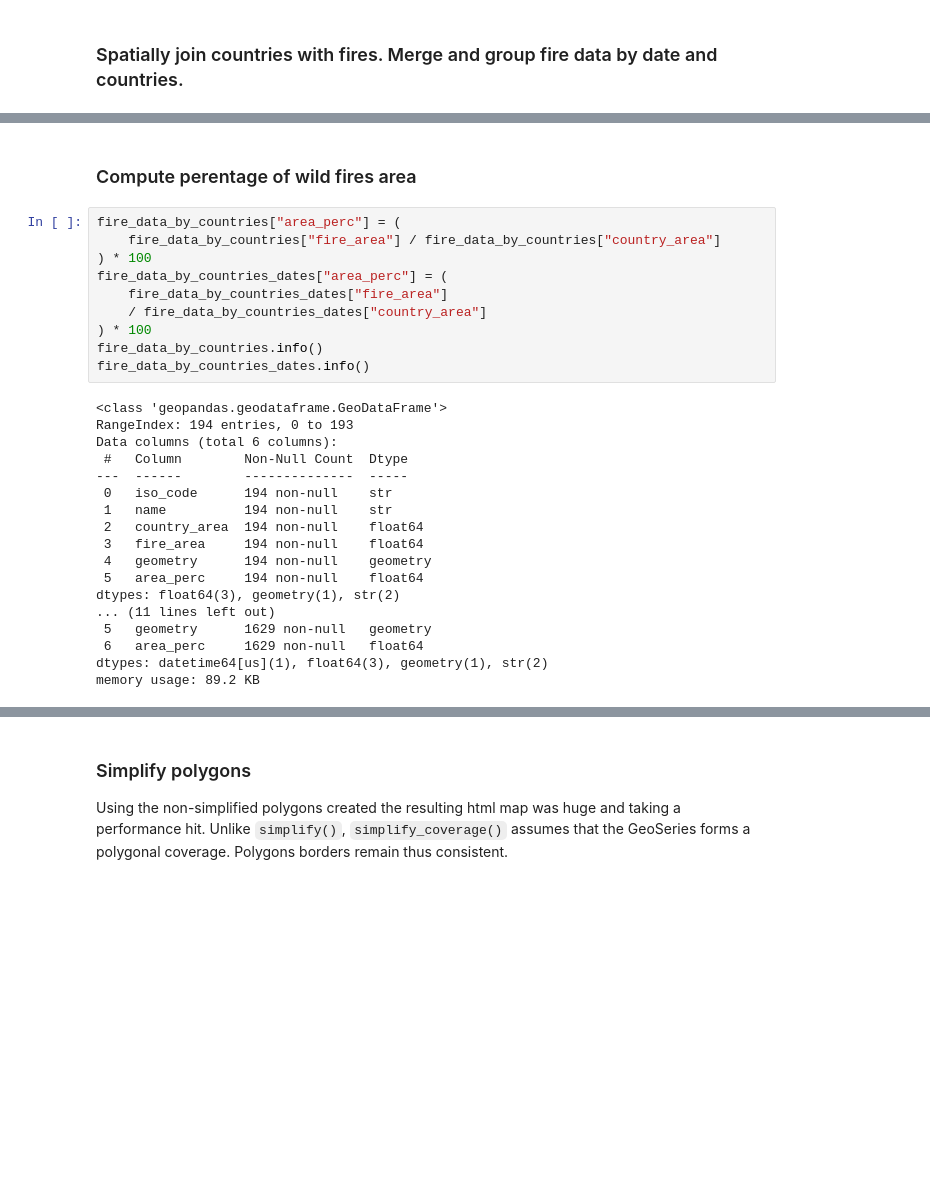
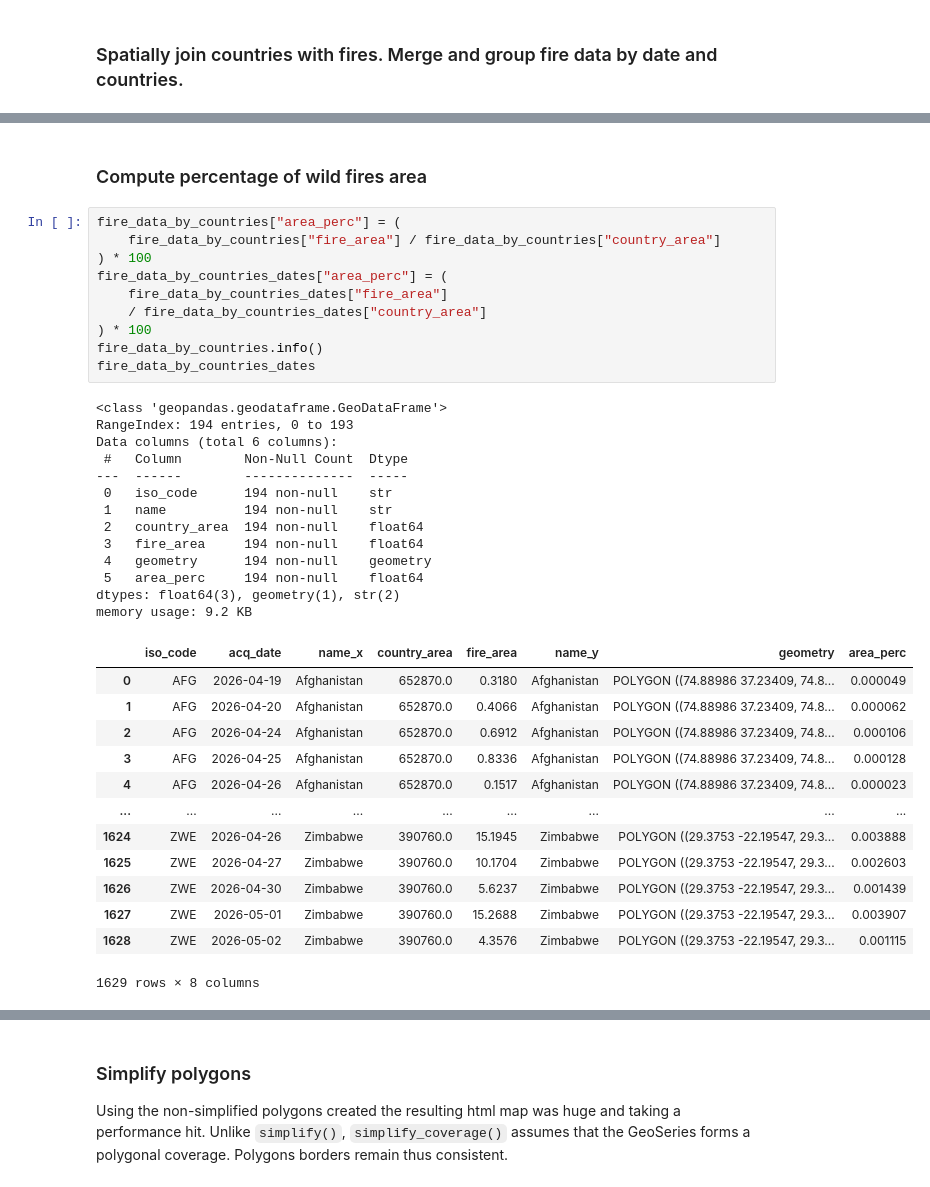
Before and after one commit to 5North/sds210-project, a Jupyter notebook: notebooks/data_processing.ipynb, the cells around one changed output, grey strips where cells are left out. Drawn from its saved outputs; the diff is of its cells as text; blank space fills up the shorter version.

```diff
--- a/notebooks/data_processing.ipynb
+++ b/notebooks/data_processing.ipynb
@@ -244,32 +239,41 @@ Data columns (total 5 columns):
 dtypes: float64(2), geometry(1), str(2)
 memory usage: 7.7 KB
 # %% [markdown]
-### Compute perentage of wild fires area
+### Compute percentage of wild fires area
 # %%
 fire_data_by_countries["area_perc"] = (
     fire_data_by_countries["fire_area"] / fire_data_by_countries["country_area"]
 ) * 100
 fire_data_by_countries_dates["area_perc"] = (
     fire_data_by_countries_dates["fire_area"]
     / fire_data_by_countries_dates["country_area"]
 ) * 100
 fire_data_by_countries.info()
-fire_data_by_countries_dates.info()
+fire_data_by_countries_dates
 # %% [output]
 <class 'geopandas.geodataframe.GeoDataFrame'>
 RangeIndex: 194 entries, 0 to 193
 Data columns (total 6 columns):
  #   Column        Non-Null Count  Dtype
 ---  ------        --------------  -----
  0   iso_code      194 non-null    str
  1   name          194 non-null    str
  2   country_area  194 non-null    float64
  3   fire_area     194 non-null    float64
  4   geometry      194 non-null    geometry
  5   area_perc     194 non-null    float64
 dtypes: float64(3), geometry(1), str(2)
-... (11 lines left out)
- 5   geometry      1629 non-null   geometry
- 6   area_perc     1629 non-null   float64
-dtypes: datetime64[us](1), float64(3), geometry(1), str(2)
-memory usage: 89.2 KB
+memory usage: 9.2 KB
+|  | iso_code | acq_date | name_x | country_area | fire_area | name_y | geometry | area_perc |
+| 0 | AFG | 2026-04-19 | Afghanistan | 652870.0 | 0.3180 | Afghanistan | POLYGON ((74.88986 37.23409, 74.8... | 0.000049 |
+| 1 | AFG | 2026-04-20 | Afghanistan | 652870.0 | 0.4066 | Afghanistan | POLYGON ((74.88986 37.23409, 74.8... | 0.000062 |
+| 2 | AFG | 2026-04-24 | Afghanistan | 652870.0 | 0.6912 | Afghanistan | POLYGON ((74.88986 37.23409, 74.8... | 0.000106 |
+| 3 | AFG | 2026-04-25 | Afghanistan | 652870.0 | 0.8336 | Afghanistan | POLYGON ((74.88986 37.23409, 74.8... | 0.000128 |
+| 4 | AFG | 2026-04-26 | Afghanistan | 652870.0 | 0.1517 | Afghanistan | POLYGON ((74.88986 37.23409, 74.8... | 0.000023 |
+| ... | ... | ... | ... | ... | ... | ... | ... | ... |
+| 1624 | ZWE | 2026-04-26 | Zimbabwe | 390760.0 | 15.1945 | Zimbabwe | POLYGON ((29.3753 -22.19547, 29.3... | 0.003888 |
+| 1625 | ZWE | 2026-04-27 | Zimbabwe | 390760.0 | 10.1704 | Zimbabwe | POLYGON ((29.3753 -22.19547, 29.3... | 0.002603 |
+| 1626 | ZWE | 2026-04-30 | Zimbabwe | 390760.0 | 5.6237 | Zimbabwe | POLYGON ((29.3753 -22.19547, 29.3... | 0.001439 |
+| 1627 | ZWE | 2026-05-01 | Zimbabwe | 390760.0 | 15.2688 | Zimbabwe | POLYGON ((29.3753 -22.19547, 29.3... | 0.003907 |
+| 1628 | ZWE | 2026-05-02 | Zimbabwe | 390760.0 | 4.3576 | Zimbabwe | POLYGON ((29.3753 -22.19547, 29.3... | 0.001115 |
+1629 rows × 8 columns
```
Also changed, not shown: parts of 7 cells of this notebook, 1 other file.
